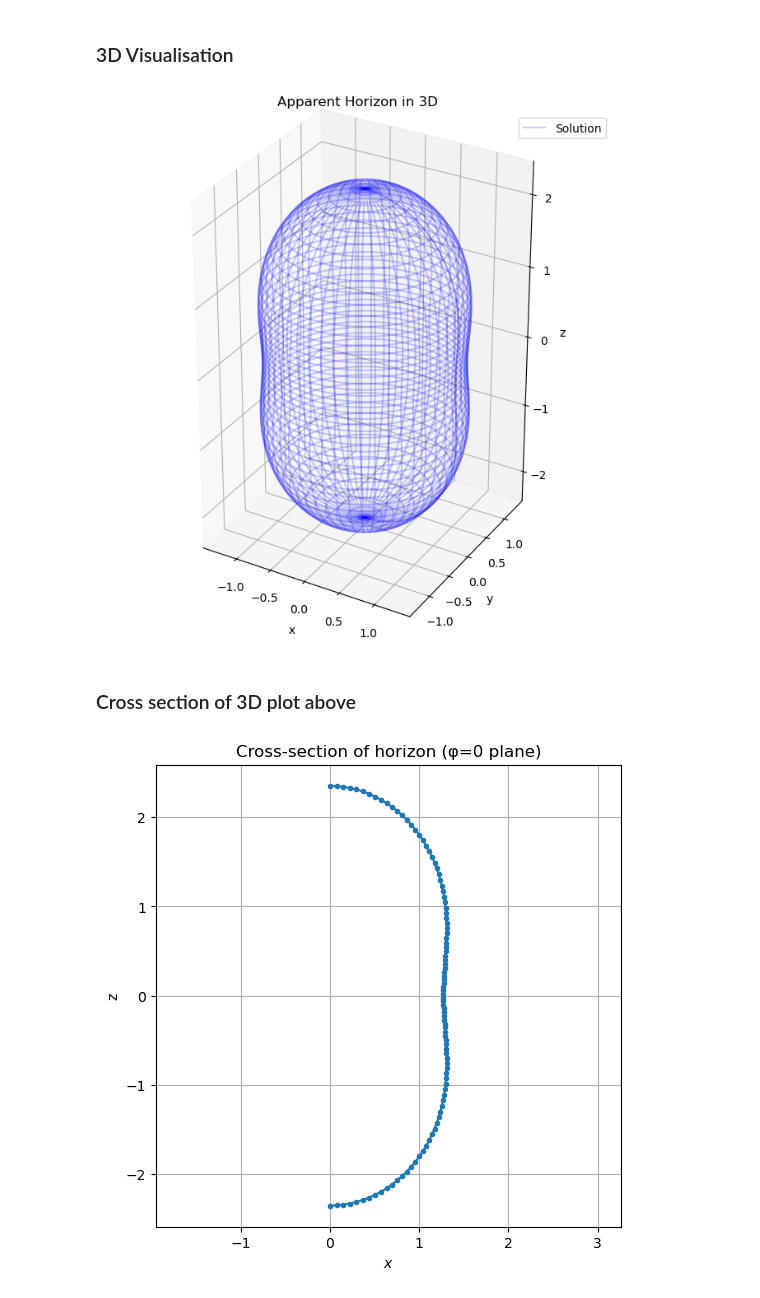
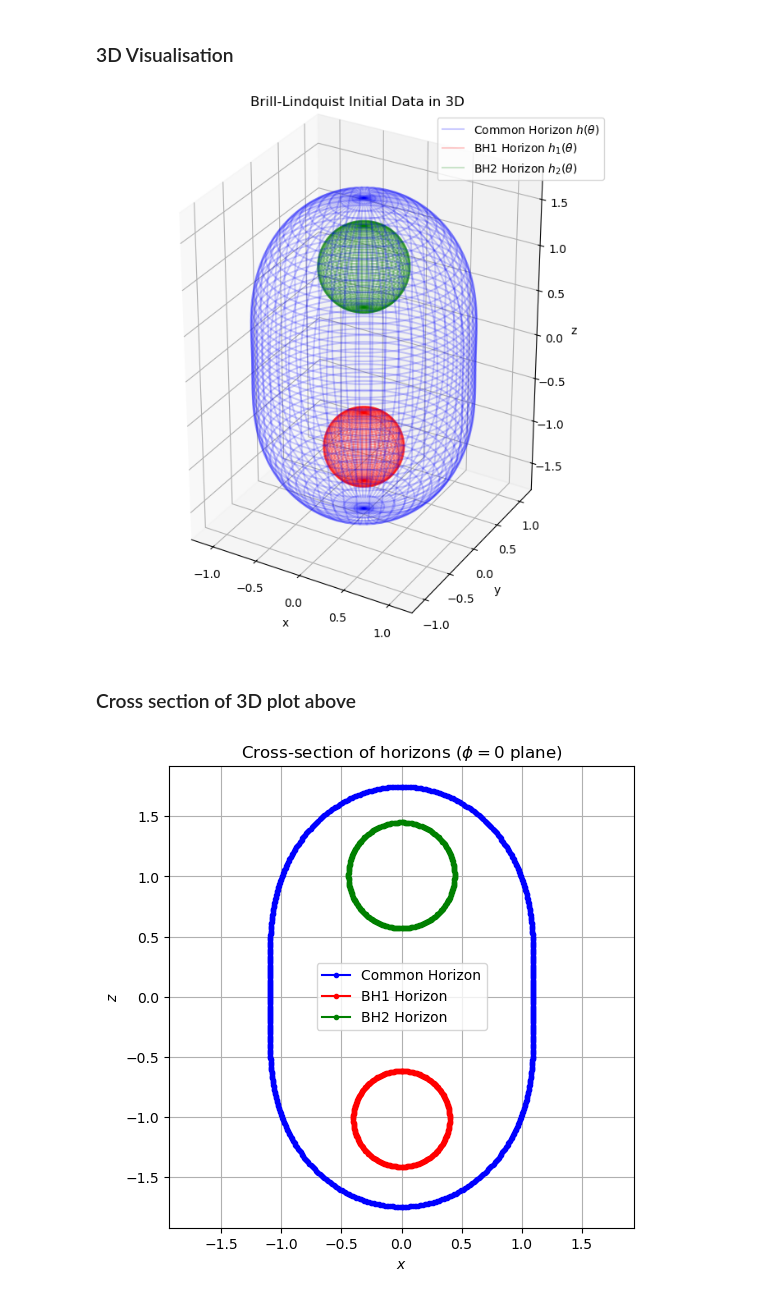
Before and after one commit to thomasyeo4/horizonfinder, a Jupyter notebook: Horizonfinder/Axisymmetric/TwoBH-BL/AxisymmetricPlotting.ipynb, the cells around one changed output. Saved outputs shown, nothing was run; the diff lists cells and outputs as text; code cells hidden in the pictures.

```diff
--- a/Horizonfinder/Axisymmetric/TwoBH-BL/AxisymmetricPlotting.ipynb
+++ b/Horizonfinder/Axisymmetric/TwoBH-BL/AxisymmetricPlotting.ipynb
@@ -72,11 +105,15 @@ def cartesian(r, t, p):
 # %%
 # Make h0 and h 2D arrays matching theta_grid
-h0_2d = np.tile(h0[:, np.newaxis], (1, phi_grid.shape[1]))
-h_2d = np.tile(h[:, np.newaxis], (1, phi_grid.shape[1]))
+#h0_2d = np.tile(h0[:, np.newaxis], (1, phi_grid.shape[1]))
+h_2d = np.tile(h[:, np.newaxis], (1, phi_commongrid.shape[1]))
+h1_2d = np.tile(h1[:, np.newaxis], (1, phi_indivgrid.shape[1]))
+h2_2d = np.tile(h2[:, np.newaxis], (1, phi_indivgrid.shape[1]))
 
 # Converting to Cartesian
-x0, y0, z0 = cartesian(h0_2d, theta_grid, phi_grid)
-xsol, ysol, zsol = cartesian(h_2d, theta_grid, phi_grid)
+#x0, y0, z0 = cartesian(h0_2d, theta_grid, phi_grid)
+xsol, ysol, zsol = cartesian(h_2d, theta_commongrid, phi_commongrid)
+x1sol, y1sol, z1sol = cartesian1(h1_2d, theta_indivgrid, phi_indivgrid)
+x2sol, y2sol, z2sol = cartesian2(h2_2d, theta_indivgrid, phi_indivgrid)
 # %% [markdown]
 ## Plotting!
 # %% [markdown]
@@ -104,34 +152,54 @@ ax = fig3D.add_subplot(111, projection='3d')
 #ax.scatter(x0, y0, z0, c="orange", label="Initial guess", s=10)
 #ax.scatter(xsol, ysol, zsol, c="blue", label="Solution", s=10)
 #ax.plot_wireframe(x0, y0, z0, color="red", alpha=0.5, label="Initial guess")
-ax.plot_wireframe(xsol, ysol, zsol, color="blue", alpha=0.2, label="Solution")
+ax.plot_wireframe(xsol, ysol, zsol, color="blue", alpha=0.2, label=r"Common Horizon $h(\theta)$")
+ax.plot_wireframe(x1sol, y1sol, z1sol, color="red", alpha=0.2, label=r"BH1 Horizon $h_1(\theta)$")
+ax.plot_wireframe(x2sol, y2sol, z2sol, color="green", alpha=0.2, label=r"BH2 Horizon $h_2(\theta)$")
 
 ax.set_aspect('equal')
 ax.set_xlabel("x")
 ax.set_ylabel("y")
 ax.set_zlabel("z")
-ax.set_title("Apparent Horizon in 3D")
+ax.set_title("Brill-Lindquist Initial Data in 3D")
 ax.legend()
+
+plt.savefig("./Plots/AH3D2BHs.png", dpi=300, bbox_inches="tight")
 plt.show()
 # %% [output]
-[figure, old version]
+[figure, new version]
 # %% [markdown]
 ### Cross section of 3D plot above
 # %%
-i_phi = 0  # slice at phi = 0 plane
-x_slice = xsol[:, i_phi]
-y_slice = ysol[:, i_phi]
-z_slice = zsol[:, i_phi]
+# Slice at phi = 0 plane
+i_phi = 0  # first phi value corresponds to phi = 0
 
-rho_slice = np.sqrt(x_slice**2 + y_slice**2)
+# Common horizon
+x_c = xsol[:, i_phi]
+z_c = zsol[:, i_phi]
 
+# Individual BH1 horizon
+x1 = x1sol[:, i_phi]
+z1 = z1sol[:, i_phi]
+
+# Individual BH2 horizon
+x2 = x2sol[:, i_phi]
+z2 = z2sol[:, i_phi]
+
+# Plot all in same plane
 plt.figure(figsize=(6,6))
-plt.plot(rho_slice, z_slice, '-o', markersize=3)
+plt.plot(x_c, z_c, '-o', markersize=3, label='Common Horizon', color='blue')
+plt.plot(x1, z1, '-o', markersize=3, label='BH1 Horizon', color='red')
+plt.plot(x2, z2, '-o', markersize=3, label='BH2 Horizon', color='green')
+plt.plot(-x_c, z_c, '-o', markersize=3, color='blue')
+plt.plot(-x1, z1, '-o', markersize=3, color='red')
+plt.plot(-x2, z2, '-o', markersize=3, color='green')
+
 plt.xlabel(r'$x$')
-plt.ylabel('z')
-plt.title('Cross-section of horizon (φ=0 plane)')
+plt.ylabel(r'$z$')
+plt.title(r'Cross-section of horizons ($\phi = 0$ plane)')
 plt.axis('equal')
 plt.grid(True)
+plt.legend()
 plt.show()
 # %% [output]
-[figure, old version]
+[figure, new version]
```
Also changed, not shown: parts of 12 cells of this notebook, 26 other files.
